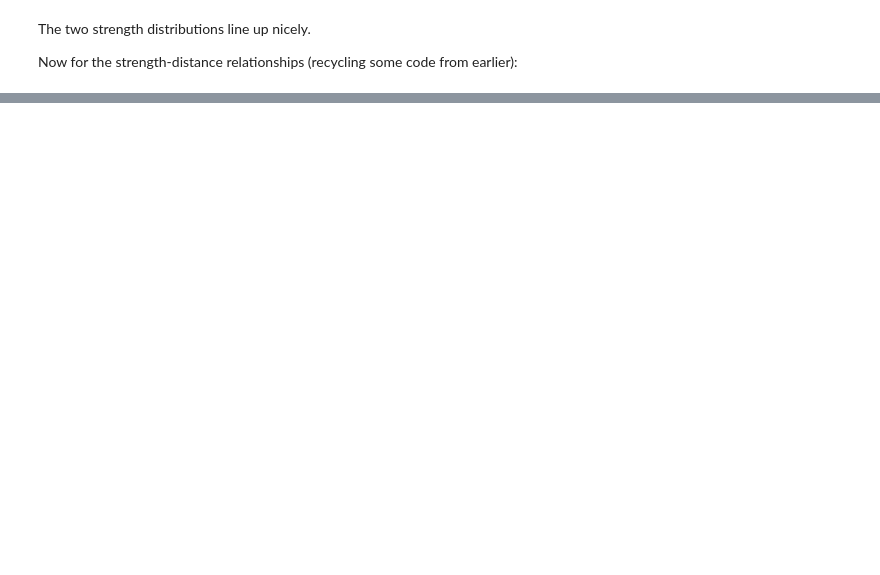
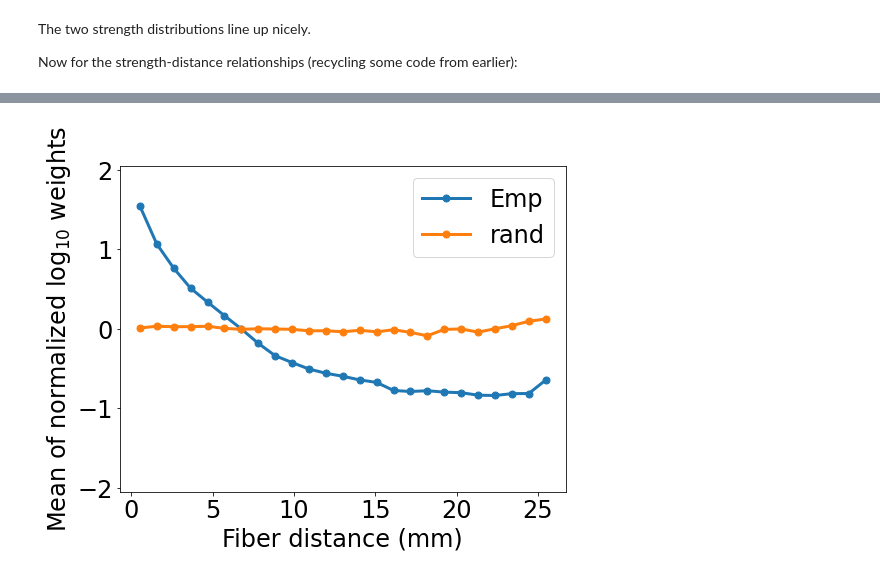
Before and after one commit to scott-trinkle/braingraphgeo, a Jupyter notebook: examples/2. Construct geometric surrogate graphs.ipynb, the cells around one changed output, grey strips where cells are left out. Saved outputs shown, nothing was run; the diff lists cells and outputs as text; code cells hidden in the pictures; blank space fills up the shorter version.

```diff
--- a/examples/2. Construct geometric surrogate graphs.ipynb
+++ b/examples/2. Construct geometric surrogate graphs.ipynb
@@ -185,0 +205,20 @@ ax.set_ylabel(r'Mean of normalized log$_{10}$ weights');
+# %%
+rand_fig = np.log10(Wrand)[:286].flatten()[Dmask]
+rand_fig[np.isinf(rand_fig)] = np.nan
+rand_df = pd.DataFrame({'D' : dbinned, 'w' : zscore(rand_fig)})
+rand_meandf = rand_df.groupby('D').mean()
+
+fig, ax = plt.subplots(figsize=(8, 6))
+
+ax.plot(np.array(tracer_meandf.index),
+        tracer_meandf['w'],
+        marker='o',label='Emp')
+ax.plot(np.array(rand_meandf.index),
+        rand_meandf['w'],
+        marker='o',label='rand')
+ax.legend()
+ax.set_ylim([-2.05, 2.05])
+ax.set_xlabel('Fiber distance (mm)')
+ax.set_ylabel(r'Mean of normalized log$_{10}$ weights');
+# %% [output]
+[figure, added]
```
Also changed, not shown: parts of 5 cells of this notebook.
